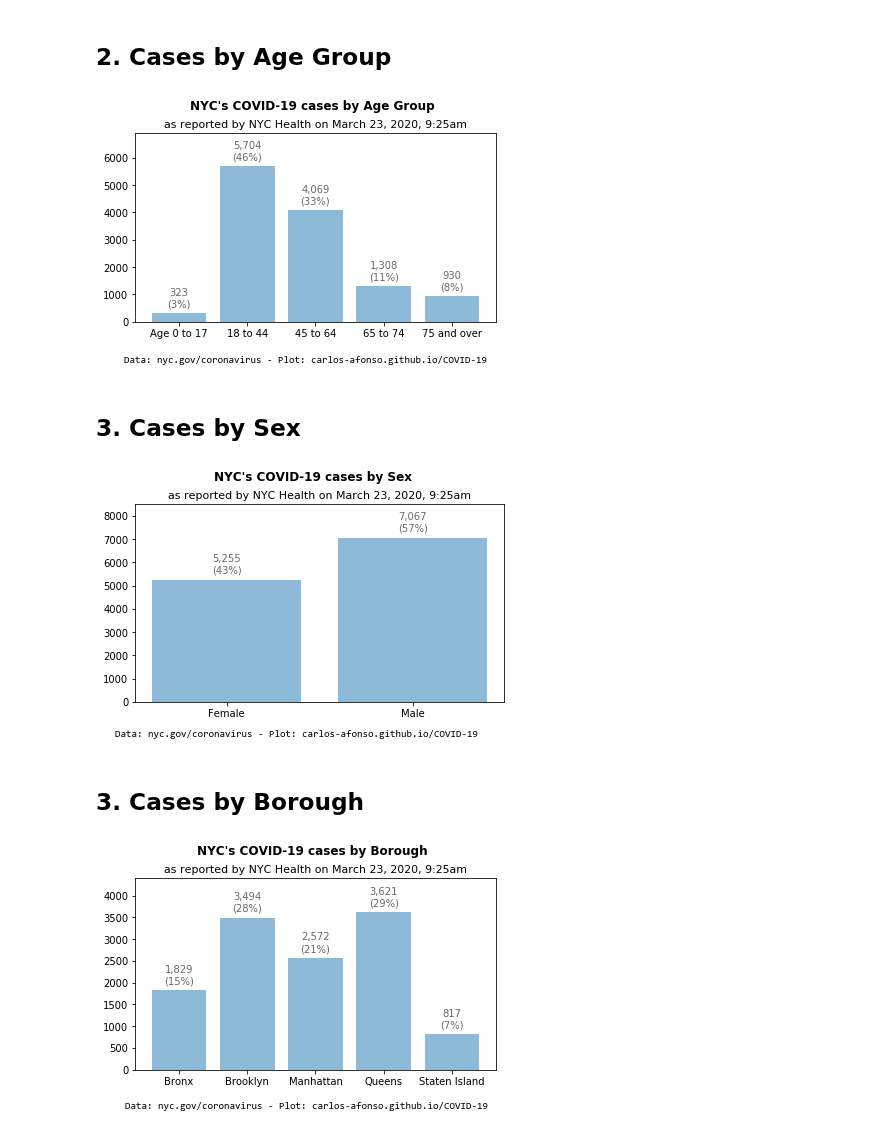
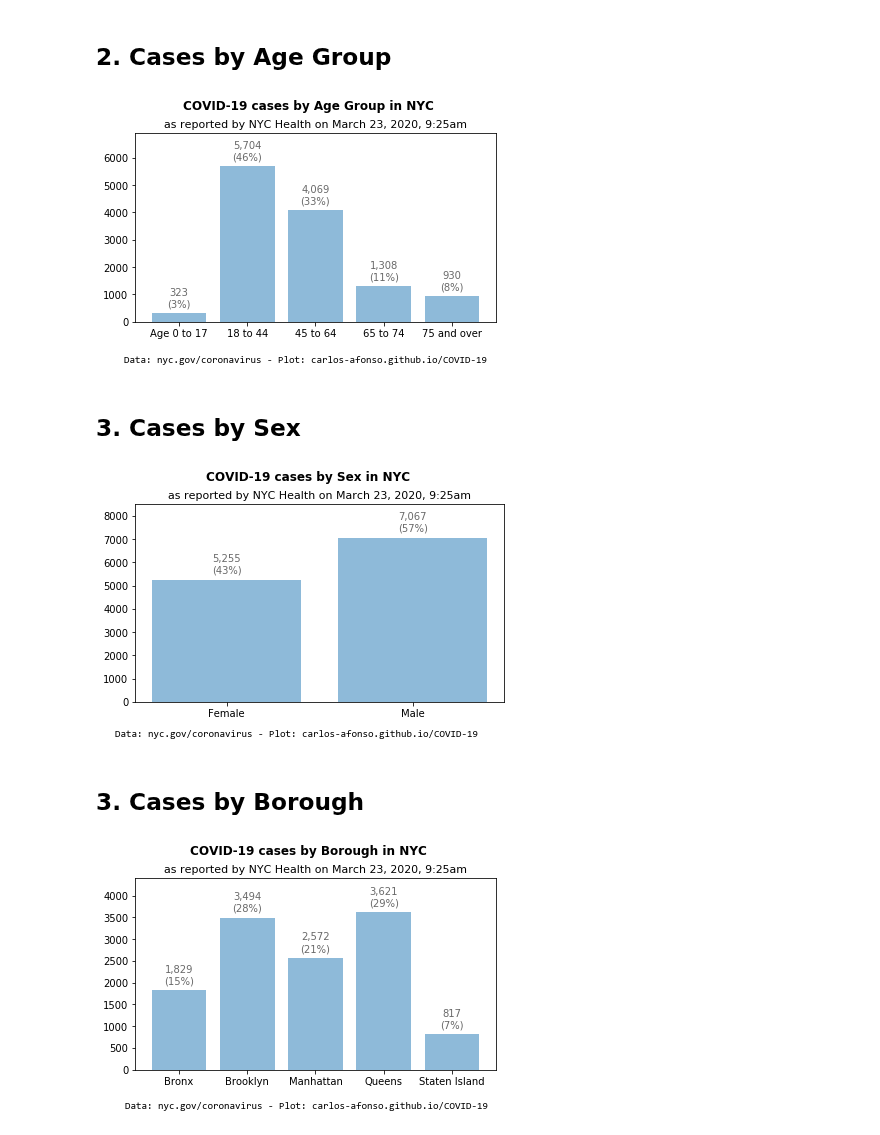
Before and after one commit to carlos-afonso/COVID-19, a Jupyter notebook: notebooks/nyc-covid-19-summary.ipynb, the cells around one changed output. Saved outputs shown, nothing was run; the diff lists cells and outputs as text; code cells hidden in the pictures.

Commit message:
minor plot improvements

```diff
--- a/notebooks/nyc-covid-19-summary.ipynb
+++ b/notebooks/nyc-covid-19-summary.ipynb
@@ -47,28 +47,28 @@ Name: 0, dtype: object
 # %%
 fig = plt.figure()
 
 cols   = ['age_0_to_17', 'age_18_to_44', 'age_45_to_64', 'age_65_to_74', 'age_75_and_over']
 labels = ['Age 0 to 17',     '18 to 44',     '45 to 64',     '65 to 74',     '75 and over']
 values = df.iloc[-1][cols].values.astype(int)
 total = sum(values)
 
 plt.bar(labels, values, alpha=0.5)
 
 plt.ylim(0, 6900)
 
 for xy in zip(range(len(values)), values):
     note = '{:,}'.format(xy[1]) + '\n(' + str(int(round(100 * xy[1] / total, 0))) + '%)'
     plt.annotate(note, xy=xy, xytext=(0, 15), textcoords='offset points', ha='center', va='center', color='dimgray')
 
-plt.suptitle('NYC\'s COVID-19 cases by Age Group', x=0.51, fontweight='bold')
+plt.suptitle('COVID-19 cases by Age Group in NYC', fontweight='bold') #x=0.51
 plt.title(update_str, fontsize=11)
 
 plt.text(-0.8, -1500, source_str, fontfamily='Consolas')
 
 plt.tight_layout(rect=[0, 0, 1, 0.95])
 plt.show()
 # %% [output]
-[figure, old version]
+[figure, new version]
 # %%
 # Save figure as SVG and PNG images
 file_path = '../images/nyc-covid-19-cases-by-age-group'
@@ -92,7 +92,7 @@ for xy in zip(range(len(values)), values):
     note = '{:,}'.format(xy[1]) + '\n(' + str(int(round(100 * xy[1] / total, 0))) + '%)'
     plt.annotate(note, xy=xy, xytext=(0, 15), textcoords='offset points', ha='center', va='center', color='dimgray')
 
-plt.suptitle('NYC\'s COVID-19 cases by Sex', x=0.51, fontweight='bold')
+plt.suptitle('COVID-19 cases by Sex in NYC', fontweight='bold') #x=0.51
 plt.title(update_str, fontsize=11)
 
 plt.text(-0.6, -1500, source_str, fontfamily='Consolas')
@@ -100,7 +100,7 @@ plt.text(-0.6, -1500, source_str, fontfamily='Consolas')
 plt.tight_layout(rect=[0, 0, 1, 0.95])
 plt.show()
 # %% [output]
-[figure, old version]
+[figure, new version]
 # %%
 # Save figure as SVG and PNG images
 file_path = '../images/nyc-covid-19-cases-by-sex'
@@ -125,7 +125,7 @@ for xy in zip(range(len(values)), values):
     note = '{:,}'.format(xy[1]) + '\n(' + str(int(round(100 * xy[1] / total, 0))) + '%)'
     plt.annotate(note, xy=xy, xytext=(0, 15), textcoords='offset points', ha='center', va='center', color='dimgray')
 
-plt.suptitle('NYC\'s COVID-19 cases by Borough', x=0.51, fontweight='bold')
+plt.suptitle('COVID-19 cases by Borough in NYC', fontweight='bold') #x=0.51
 
 plt.title(update_str, fontsize=11)
 
@@ -134,7 +134,7 @@ plt.text(-0.8, -900, source_str, fontfamily='Consolas')
 plt.tight_layout(rect=[0, 0, 1, 0.95])
 plt.show()
 # %% [output]
-[figure, old version]
+[figure, new version]
 # %%
 # Save figure as SVG and PNG images
 file_path = '../images/nyc-covid-19-cases-by-borough'
```
Also changed, not shown: 6 other files.
